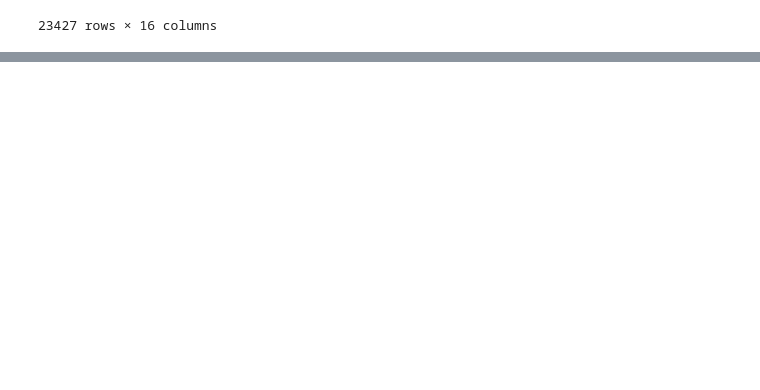
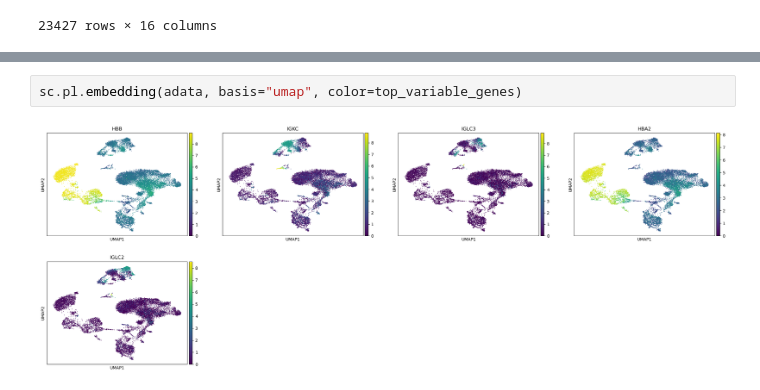
Before and after one commit to kparker-2/bootcamp-11, a Jupyter notebook: Single-Cell_Thursday-morning.ipynb, the cells around one changed output, grey strips where cells are left out. Drawn from its saved outputs; the diff is of its cells as text; blank space fills up the shorter version.

```diff
--- a/Single-Cell_Thursday-morning.ipynb
+++ b/Single-Cell_Thursday-morning.ipynb
@@ -373,0 +467,4 @@ adata.var
+# %%
+sc.pl.embedding(adata, basis="umap", color=top_variable_genes)
+# %% [output]
+[figure, added]
```
Also changed, not shown: parts of 25 cells of this notebook.
